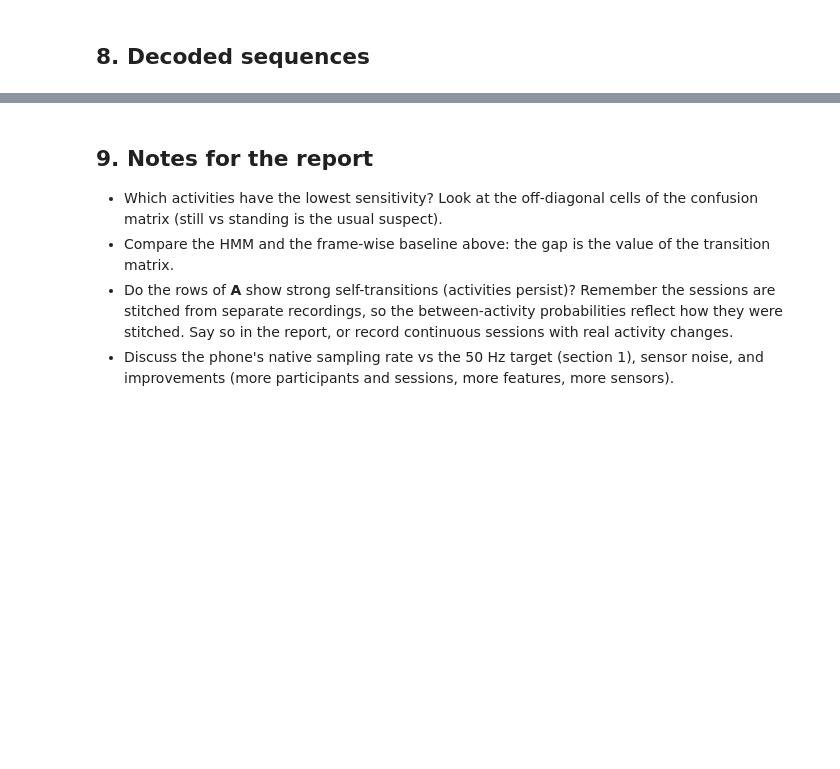
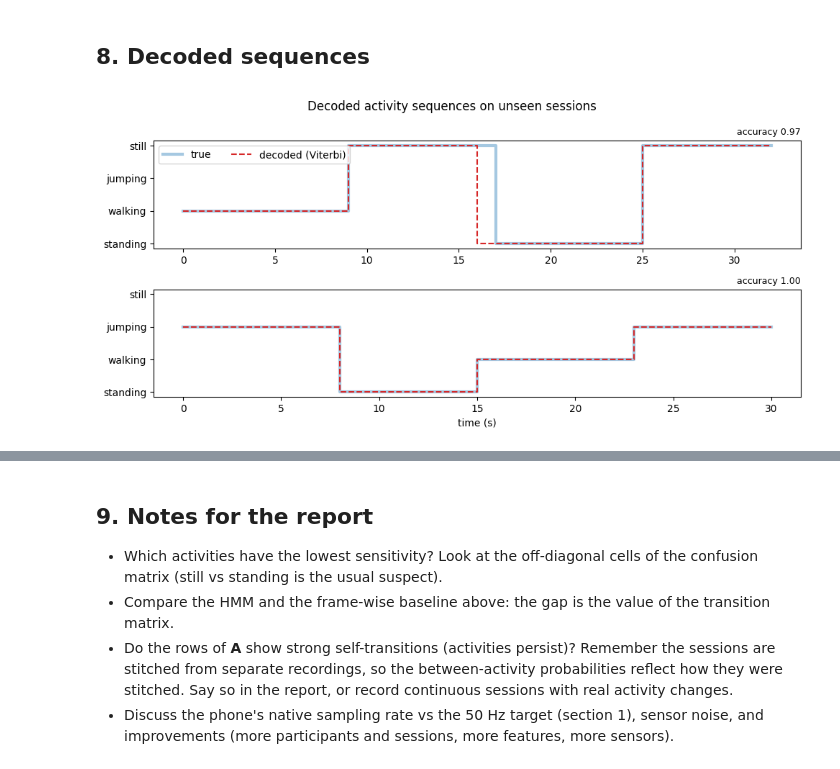
Before and after one commit to kalisa10/Formative-2---Hidden-Markov-Models, a Jupyter notebook: notebooks/hmm_activity_recognition.ipynb, the cells around one changed output, grey strips where cells are left out. Saved outputs shown, nothing was run; the diff lists cells and outputs as text; code cells hidden in the pictures; blank space fills up the shorter version.

Commit message:
Run notebook on real data and add result figures

```diff
--- a/notebooks/hmm_activity_recognition.ipynb
+++ b/notebooks/hmm_activity_recognition.ipynb
@@ -35,7 +35,10 @@ CHANNELS = ['ax', 'ay', 'az', 'gx', 'gy', 'gz']
 
 TARGET_FS = 50      # Hz, common sampling rate for every member
 TRIM_SEC = 1.0      # drop the start/end of each recording (tapping the phone)
-TRIM_END_OVERRIDE = {'kalisa10_standing_01': 3.5}   # phone was moved during the last seconds of this clip
+# (start, end) seconds to trim for clips where the phone was moved while still starting/stopping the recording
+TRIM_OVERRIDE = {'raw/kalisa10_standing_01': (1.0, 3.5),
+                 'test/kalisa10_standing_01': (2.0, 2.0),
+                 'test/kalisa10_still_01': (2.0, 1.0)}
 WIN_SEC = 2.0       # window length
 OVERLAP = 0.5       # window overlap
 N_PCA = 8           # PCA components fed to the HMM
@@ -78,8 +81,9 @@ def load_recording(path):
         ta = tg = t
         series = {c: (t, df[c].to_numpy()) for c in CHANNELS}
     native_fs = 1.0 / np.median(np.diff(ta))
-    start = max(ta[0], tg[0]) + TRIM_SEC
-    stop = min(ta[-1], tg[-1]) - TRIM_END_OVERRIDE.get(path.stem, TRIM_SEC)
+    trim_start, trim_end = TRIM_OVERRIDE.get(f'{path.parent.name}/{path.stem}', (TRIM_SEC, TRIM_SEC))
+    start = max(ta[0], tg[0]) + trim_start
+    stop = min(ta[-1], tg[-1]) - trim_end
     grid = np.arange(start, stop, 1.0 / TARGET_FS)
     out = pd.DataFrame({'timestamp': grid - grid[0]})
     for c in CHANNELS:
@@ -209,7 +226,15 @@ def make_sessions(recs, n_sessions, length):
     return sessions
 
 
+def partition_sessions(recs, length):
+    """Every recording used exactly once, so the evaluation counts each unseen window once."""
+    idx = rng.permutation(len(recs))
+    return [(np.vstack([recs[i]['X'] for i in idx[s:s + length]]),
+             np.concatenate([recs[i]['y'] for i in idx[s:s + length]]))
+            for s in range(0, len(idx), length)]
+
+
 train_sessions = make_sessions(train_recs, N_SESSIONS, SESSION_LEN)
-test_sessions = make_sessions(test_recs, max(10, N_SESSIONS // 2), SESSION_LEN)
+test_sessions = partition_sessions(test_recs, 4)
 print(len(train_recs), 'train recordings ->', len(train_sessions), 'sessions;',
       len(test_recs), 'unseen recordings ->', len(test_sessions), 'sessions')
@@ -358,17 +402,20 @@ fig.tight_layout(); fig.savefig(FIG_DIR / 'confusion_matrix.png', dpi=150); plt.
 # %% [markdown]
 ## 8. Decoded sequences
 # %%
-fig, axes = plt.subplots(3, 1, figsize=(10, 7), sharey=True)
-for ax, (X, y) in zip(axes, test_sessions[:3]):
+n_show = min(3, len(test_sessions))
+fig, axes = plt.subplots(n_show, 1, figsize=(10, 2.4 * n_show), sharey=True, squeeze=False)
+for ax, (X, y) in zip(axes[:, 0], test_sessions[:n_show]):
     pred = hmm.viterbi(X)
     t = np.arange(len(y)) * WIN_SEC * (1 - OVERLAP)
     ax.step(t, y, where='post', lw=3, alpha=0.4, label='true')
     ax.step(t, pred, where='post', lw=1.5, ls='--', color='tab:red', label='decoded (Viterbi)')
     ax.set_yticks(range(K), ACTIVITIES)
     ax.set_title(f'accuracy {(pred == y).mean():.2f}', fontsize=9, loc='right')
-axes[0].legend(loc='upper left', ncol=2); axes[-1].set_xlabel('time (s)')
+axes[0, 0].legend(loc='upper left', ncol=2); axes[-1, 0].set_xlabel('time (s)')
 fig.suptitle('Decoded activity sequences on unseen sessions')
 fig.tight_layout(); fig.savefig(FIG_DIR / 'decoded_sequences.png', dpi=150); plt.show()
+# %% [output]
+[figure, added]
 # %%
 # Forward-Backward posteriors: how confident is the model along one session?
 X, y = test_sessions[0]
```
Also changed, not shown: parts of 11 cells of this notebook, 6 other files.
